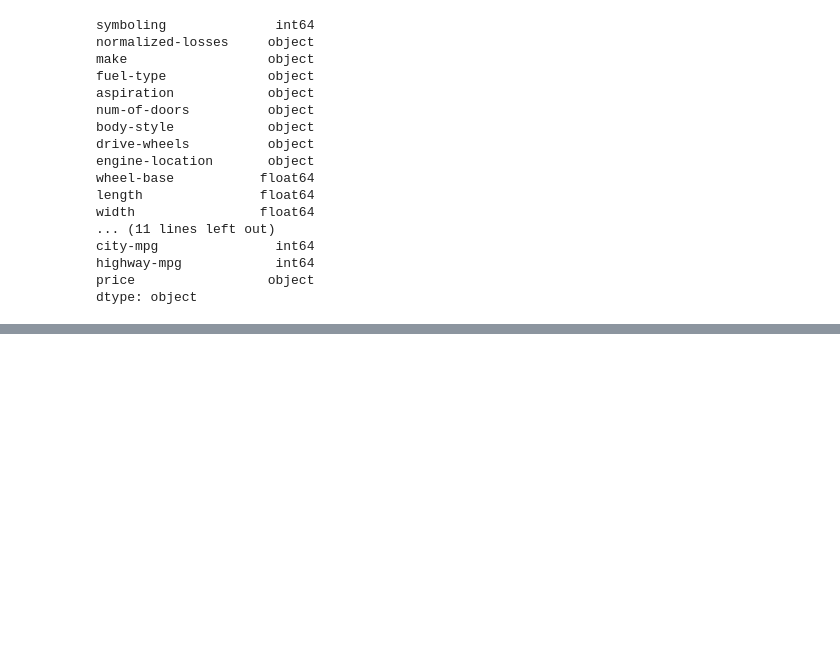
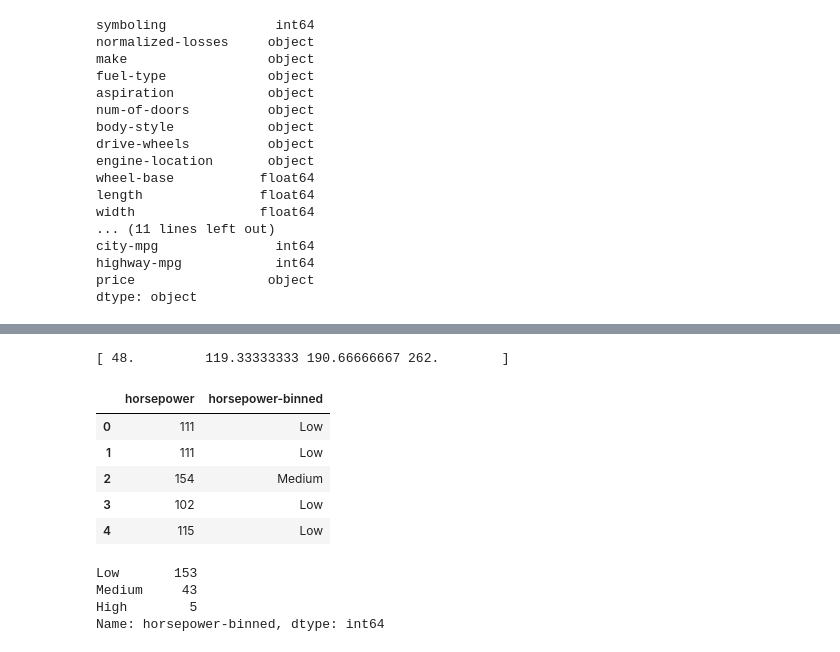
Before and after one commit to JeffBohn/notebooks, a Jupyter notebook: NotesDataAnalysis.ipynb, the cells around one changed output, grey strips where cells are left out. Drawn from its saved outputs; the diff is of its cells as text; code cells hidden in the pictures; blank space fills up the shorter version.

```diff
--- a/NotesDataAnalysis.ipynb
+++ b/NotesDataAnalysis.ipynb
@@ -179,12 +225,0 @@ df.dtypes
-# %%
-#Adjusting column data for every sample (row) in the column.
-#This is just adding one, but it could also do things like convert miles to kilometers, etc.
-#Convert New York to NY, etc.
-df["symboling"] = df['symboling']+1
-
-#another example:
-df["city-mpg"]= 235/df["city-mpg"]
-df.rename(columns={"city_mpg": "city-L/100km"}, inplace=True)  # Change the column heading to reflect what changed.
-
-#numbers of type object needing to be converted to a number
-df["price"] = df["price"].astype("int")
@@ -237 +265,31 @@ plt.pyplot.title("horsepower bins")
+# %%
+#Based on the above decide there will be 3 bins.  High, Medium, and Low horsepower.
+#The bins should cover equal sized ranges within the entire range of a values.
+bins = np.linspace(min(df["horsepower"]), max(df["horsepower"]), 4)  # four equally spaced numbers covering the whole range of prices.
+ #One number on each end, with two more in between that split the range into 3 equally sized areas between the numbers.
+print (bins)
+# %% [output]
+[ 48.         119.33333333 190.66666667 262.        ]
+# %%
+#Name each bin.
+group_names = ["Low","Medium","High"]
+#Create the bin values based on the bounding numbers and the names and place the result into a new column.
+df['horsepower-binned'] = pd.cut(df['horsepower'], bins, labels=group_names, include_lowest=True )
+#Seeing the number of items in each bin
+df[['horsepower','horsepower-binned']].head(5)
+# %% [output]
+|  | horsepower | horsepower-binned |
+| 0 | 111 | Low |
+| 1 | 111 | Low |
+| 2 | 154 | Medium |
+| 3 | 102 | Low |
+| 4 | 115 | Low |
+# %%
+#See the total count of how many ended up in each bin.
+df["horsepower-binned"].value_counts()
+# %% [output]
+Low       153
+Medium     43
+High        5
+Name: horsepower-binned, dtype: int64
 # %%
```
Also changed, not shown: parts of 45 cells of this notebook.
